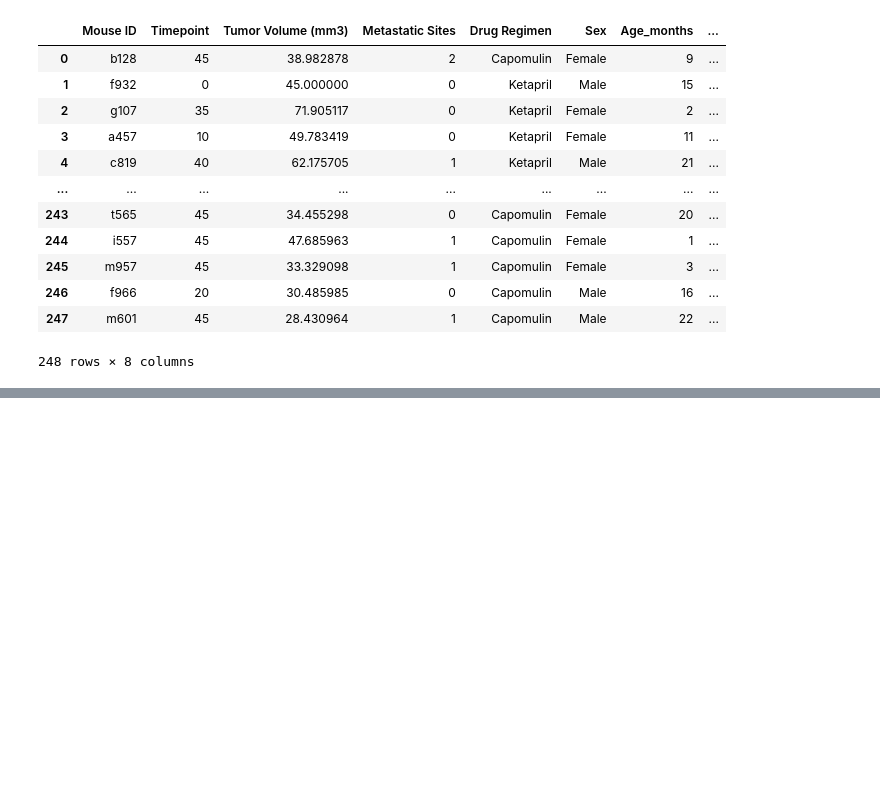
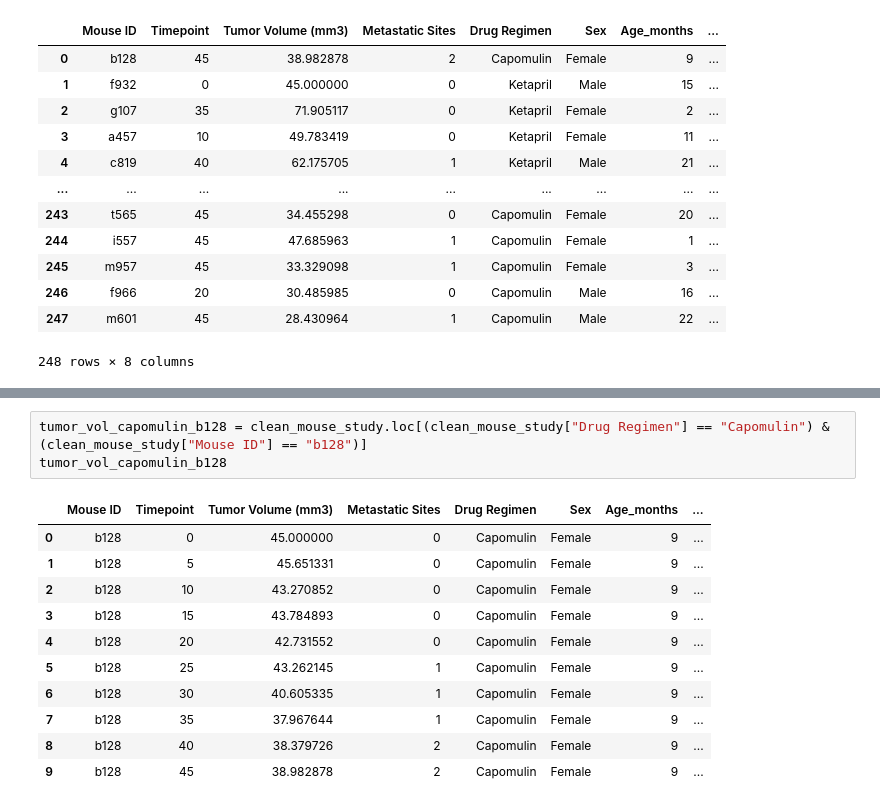
Before and after one commit to Wheezyotter/data_visualization-challenge, a Jupyter notebook: pymaceuticals.ipynb, the cells around one changed output, grey strips where cells are left out. Saved outputs shown, nothing was run; the diff lists cells and outputs as text; blank space fills up the shorter version.

```diff
--- a/pymaceuticals.ipynb
+++ b/pymaceuticals.ipynb
@@ -215,0 +217,15 @@ plt.show()
+# %%
+tumor_vol_capomulin_b128 = clean_mouse_study.loc[(clean_mouse_study["Drug Regimen"] == "Capomulin") & (clean_mouse_study["Mouse ID"] == "b128")]
+tumor_vol_capomulin_b128
+# %% [output]
+|  | Mouse ID | Timepoint | Tumor Volume (mm3) | Metastatic Sites | Drug Regimen | Sex | Age_months | ... |
+| 0 | b128 | 0 | 45.000000 | 0 | Capomulin | Female | 9 | ... |
+| 1 | b128 | 5 | 45.651331 | 0 | Capomulin | Female | 9 | ... |
+| 2 | b128 | 10 | 43.270852 | 0 | Capomulin | Female | 9 | ... |
+| 3 | b128 | 15 | 43.784893 | 0 | Capomulin | Female | 9 | ... |
+| 4 | b128 | 20 | 42.731552 | 0 | Capomulin | Female | 9 | ... |
+| 5 | b128 | 25 | 43.262145 | 1 | Capomulin | Female | 9 | ... |
+| 6 | b128 | 30 | 40.605335 | 1 | Capomulin | Female | 9 | ... |
+| 7 | b128 | 35 | 37.967644 | 1 | Capomulin | Female | 9 | ... |
+| 8 | b128 | 40 | 38.379726 | 2 | Capomulin | Female | 9 | ... |
+| 9 | b128 | 45 | 38.982878 | 2 | Capomulin | Female | 9 | ... |
```
Also changed, not shown: parts of 4 cells of this notebook.
